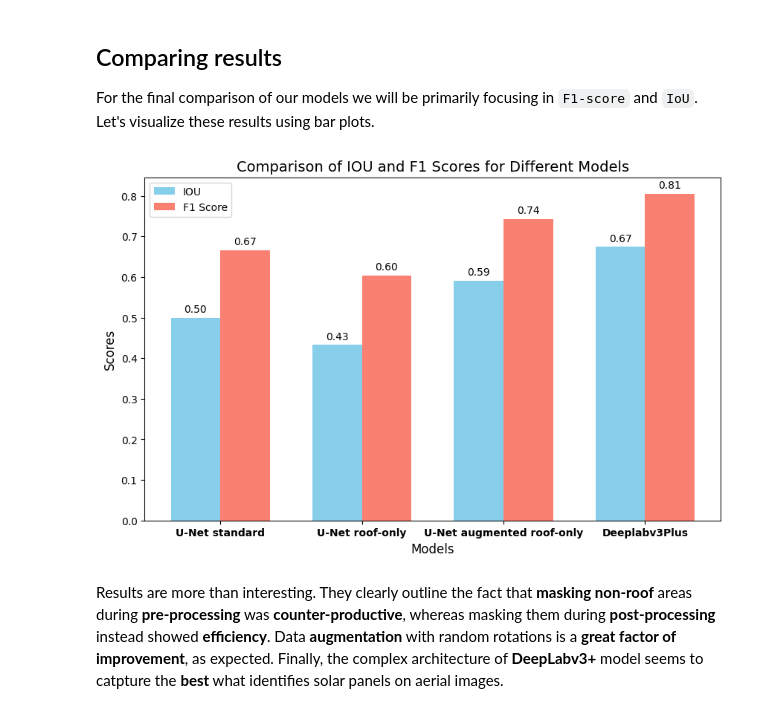
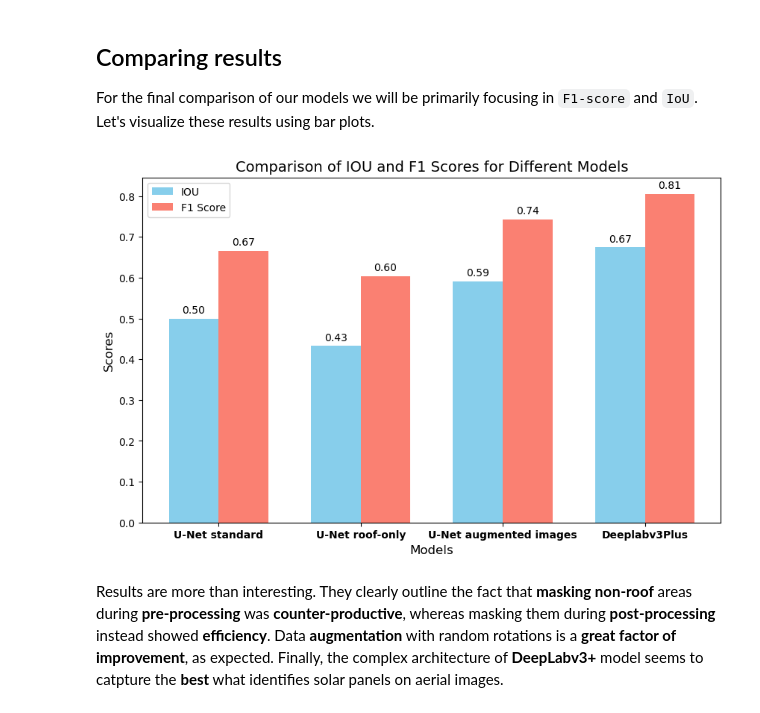
Before and after one commit to jeanprbt/swiss-solar-panel-segmentation, a Jupyter notebook: notebooks/results.ipynb, the cells around one changed output. Saved outputs shown, nothing was run; the diff lists cells and outputs as text; code cells hidden in the pictures.

```diff
--- a/notebooks/results.ipynb
+++ b/notebooks/results.ipynb
@@ -531,12 +528,12 @@ print(tabulate(table_data, headers=["Metric", "Value"], tablefmt="fancy_grid"))
 
 For the final comparison of  our models we will be primarily focusing in `F1-score` and `IoU`. Let's visualize these results using bar plots.
 # %%
-models = ['U-Net standard', 'U-Net roof-only', 'U-Net augmented roof-only', 'Deeplabv3Plus']
+models = ['U-Net standard', 'U-Net roof-only', 'U-Net augmented images', 'Deeplabv3Plus']
 ious = [step_1_iou, step_2_iou, step_3_iou, step_4_iou]
 f1_scores = [step_1_f1, step_2_f1, step_3_f1, step_4_f1]
 
 plot_model_metrics(models, ious, f1_scores)
 # %% [output]
-[figure, old version]
+[figure, new version]
 # %% [markdown]
 Results are more than interesting. They clearly outline the fact that **masking non-roof** areas during **pre-processing** was **counter-productive**, whereas masking them during **post-processing** instead showed **efficiency**. Data **augmentation** with random rotations is a **great factor of improvement**, as expected. Finally, the complex architecture of **DeepLabv3+** model seems to catpture the **best** what identifies solar panels on aerial images.
```
Also changed, not shown: parts of 1 cell of this notebook, 2 other files.
